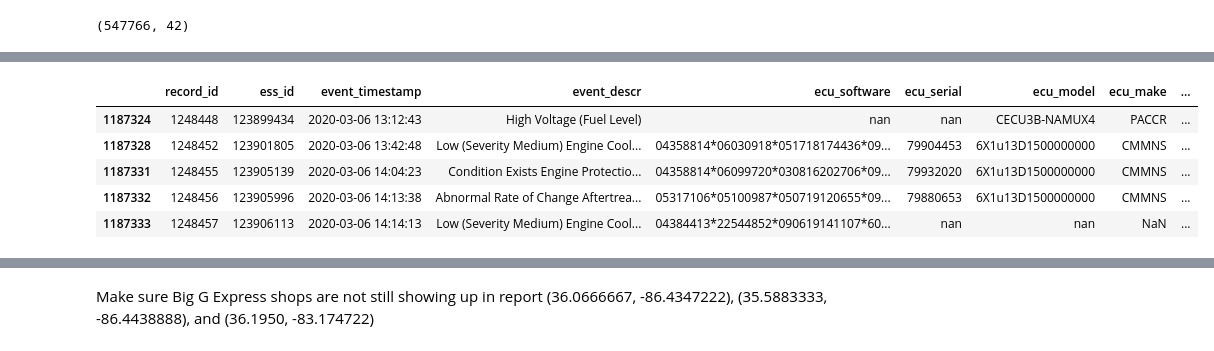
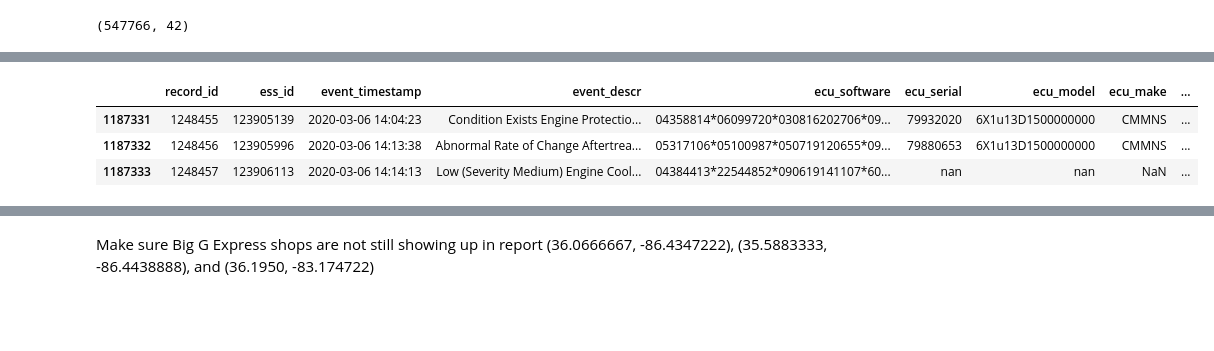
Before and after one commit to dailyp/big_g_express-go_big_g, a Jupyter notebook: big_g_express_patti_v1.ipynb, the cells around one changed output, grey strips where cells are left out. Saved outputs shown, nothing was run; the diff lists cells and outputs as text; code cells hidden in the pictures; blank space fills up the shorter version.

```diff
--- a/big_g_express_patti_v1.ipynb
+++ b/big_g_express_patti_v1.ipynb
@@ -349,9 +351,7 @@ join_j1939_diag.shape
 # %%
-join_j1939_diag.tail()
+join_j1939_diag.tail(3)
 # %% [output]
 |  | record_id | ess_id | event_timestamp | event_descr | ecu_software | ecu_serial | ecu_model | ecu_make | ... |
-| 1187324 | 1248448 | 123899434 | 2020-03-06 13:12:43 | High Voltage (Fuel Level) | nan | nan | CECU3B-NAMUX4 | PACCR | ... |
-| 1187328 | 1248452 | 123901805 | 2020-03-06 13:42:48 | Low (Severity Medium) Engine Cool... | 04358814*06030918*051718174436*09... | 79904453 | 6X1u13D1500000000 | CMMNS | ... |
 | 1187331 | 1248455 | 123905139 | 2020-03-06 14:04:23 | Condition Exists Engine Protectio... | 04358814*06099720*030816202706*09... | 79932020 | 6X1u13D1500000000 | CMMNS | ... |
 | 1187332 | 1248456 | 123905996 | 2020-03-06 14:13:38 | Abnormal Rate of Change Aftertrea... | 05317106*05100987*050719120655*09... | 79880653 | 6X1u13D1500000000 | CMMNS | ... |
 | 1187333 | 1248457 | 123906113 | 2020-03-06 14:14:13 | Low (Severity Medium) Engine Cool... | 04384413*22544852*090619141107*60... | nan | nan | NaN | ... |
```
Also changed, not shown: parts of 57 cells of this notebook.
